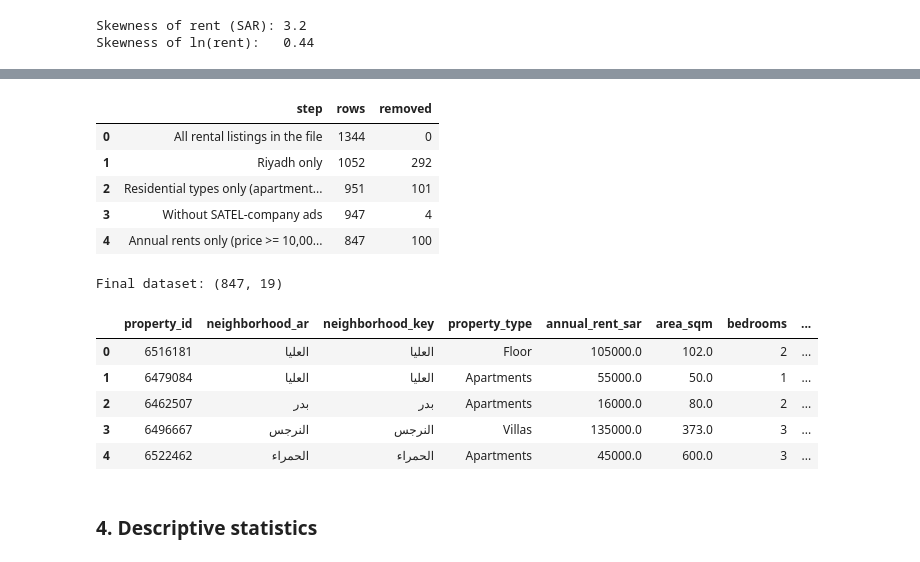
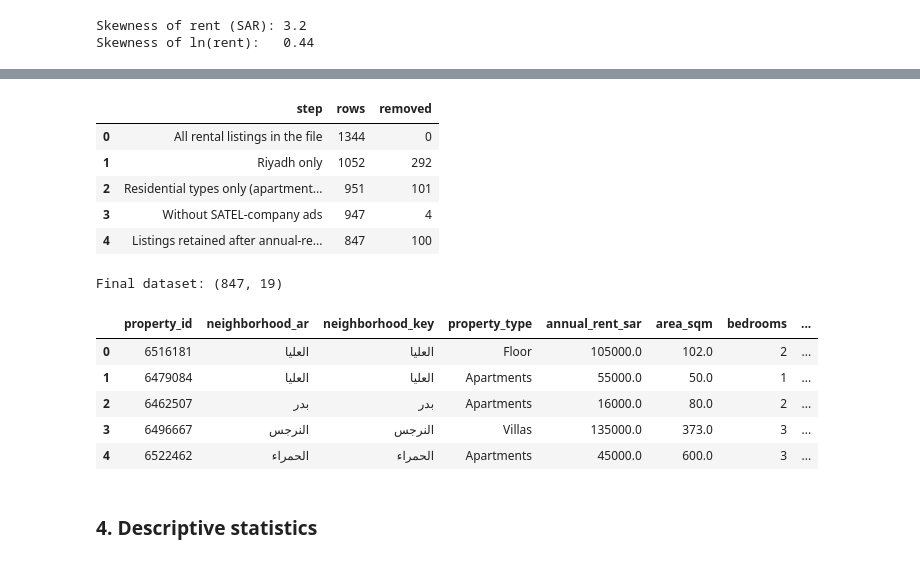
Before and after one commit to 1FATIMAH1/IT362, a Jupyter notebook: Phase2.ipynb, the cells around one changed output, grey strips where cells are left out. Saved outputs shown, nothing was run; the diff lists cells and outputs as text; code cells hidden in the pictures.

```diff
--- a/Phase2.ipynb
+++ b/Phase2.ipynb
@@ -1310,26 +1313,62 @@ Skewness of ln(rent):   0.44
 **How:** column selection.
 # %%
-final_cols = ["property_id", "neighborhood_ar", "neighborhood_key", "property_type", "annual_rent_sar",
-              "area_sqm", "bedrooms", "bathrooms", "living_rooms", "furnished", "ac", "lift",
-              "maid_room", "driver_room", "pool", "created_at", "log_annual_rent",
-              "price_outlier_iqr", "area_flag"]
+final_cols = [
+    "property_id",
+    "neighborhood_ar",
+    "neighborhood_key",
+    "property_type",
+    "annual_rent_sar",
+    "area_sqm",
+    "bedrooms",
+    "bathrooms",
+    "living_rooms",
+    "furnished",
+    "ac",
+    "lift",
+    "maid_room",
+    "driver_room",
+    "pool",
+    "created_at",
+    "log_annual_rent",
+    "price_outlier_iqr",
+    "area_flag"
+]
+
 df_clean = df_sec[final_cols].reset_index(drop=True)
 
 steps = pd.DataFrame({
-    "step": ["All rental listings in the file", "Riyadh only", "Residential types only (apartment, floor, villa)",
-             "Without SATEL-company ads", "Annual rents only (price >= 10,000 SAR)"],
-    "rows": [n_all, n_riyadh, n_resid, n_no_satel, n_annual]})
-steps["removed"] = (-steps["rows"].diff()).fillna(0).astype(int)
+    "step": [
+        "All rental listings in the file",
+        "Riyadh only",
+        "Residential types only (apartment, floor, villa)",
+        "Without SATEL-company ads",
+        "Listings retained after annual-rent screening (price >= 10,000 SAR)"
+    ],
+    "rows": [
+        n_all,
+        n_riyadh,
+        n_resid,
+        n_no_satel,
+        n_annual
+    ]
+})
+
+steps["removed"] = (
+    -steps["rows"].diff()
+).fillna(0).astype(int)
+
 display(steps)
+
 print("Final dataset:", df_clean.shape)
+
 df_clean.head()
 # %% [output]
 |  | step | rows | removed |
 | 0 | All rental listings in the file | 1344 | 0 |
 | 1 | Riyadh only | 1052 | 292 |
 | 2 | Residential types only (apartment... | 951 | 101 |
 | 3 | Without SATEL-company ads | 947 | 4 |
-| 4 | Annual rents only (price >= 10,00... | 847 | 100 |
+| 4 | Listings retained after annual-re... | 847 | 100 |
 Final dataset: (847, 19)
 |  | property_id | neighborhood_ar | neighborhood_key | property_type | annual_rent_sar | area_sqm | bedrooms | ... |
 | 0 | 6516181 | العليا | العليا | Floor | 105000.0 | 102.0 | 2 | ... |
```
